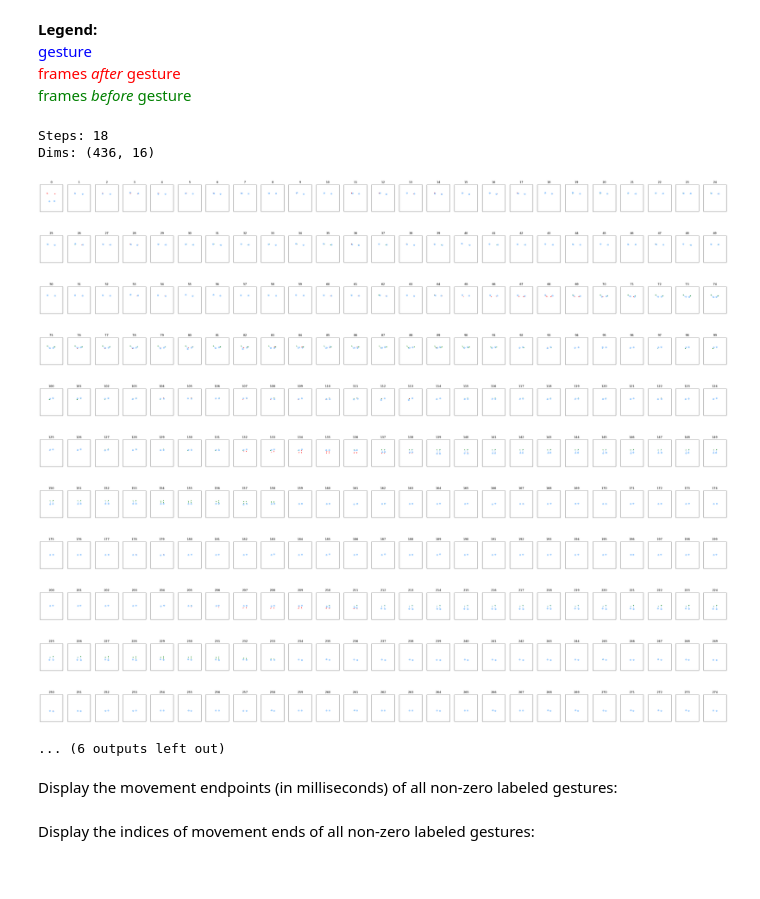
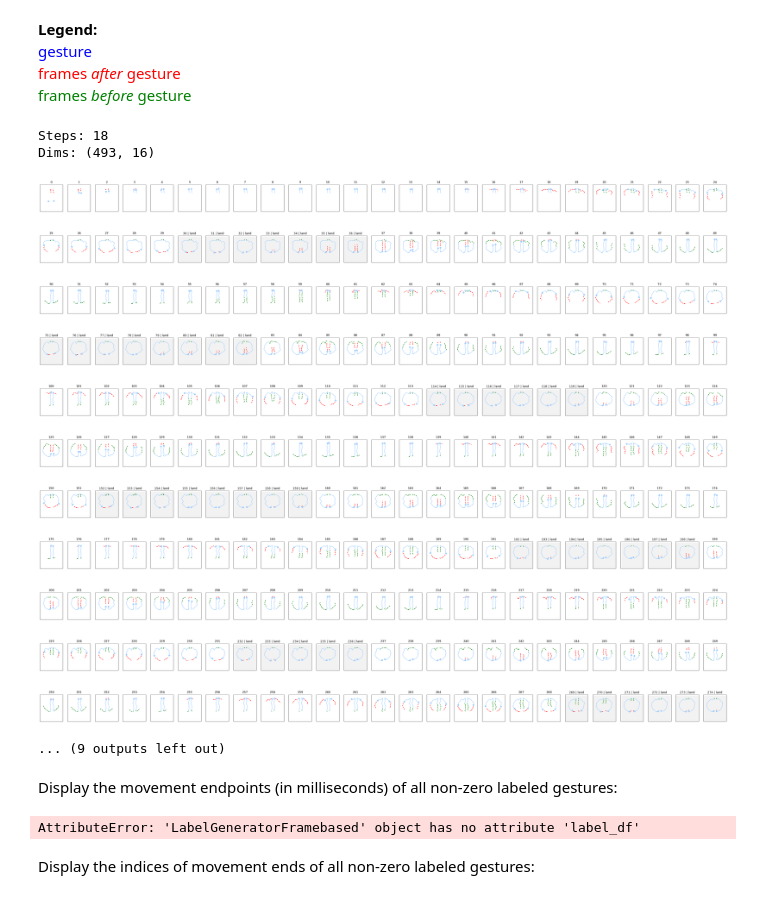
Before and after one commit to chriswegmann/drone_steering, a Jupyter notebook: models/playground/Gesture_Visualization.ipynb, the cells around one changed output. Cells and saved outputs as stored; diff of their text form; code cells hidden in the pictures.

```diff
--- a/models/playground/Gesture_Visualization.ipynb
+++ b/models/playground/Gesture_Visualization.ipynb
@@ -199,27 +199,29 @@ movements = {0: 'not detected',
              5: 'right',
              6: 'land'}
 # %%
-file_id = 27
+file_id = 9
 plot_charts(de, file_id=file_id, tail=5, head=5, plots_per_row=25, body_part_1='leftWrist', body_part_2='rightWrist', is_frame_based = is_frame_based)
 # %% [output]
 Steps: 18
-Dims: (436, 16)
+Dims: (493, 16)
 [figure]
-[figure, old version]
+[figure, new version]
-[figure, old version]
+[figure, new version]
-[figure, old version]
+[figure, new version]
-[figure, old version]
+[figure, new version]
-[figure, old version]
+[figure, new version]
-[figure, old version]
+[figure, new version]
-[figure, old version]
+[figure, new version]
-[figure, old version]
+[figure, new version]
-[figure, old version]
+[figure, new version]
-[figure, old version]
+[figure, new version]
-... (6 outputs left out)
+... (9 outputs left out)
 # %% [markdown]
 Display the movement endpoints (in milliseconds) of all non-zero labeled gestures:
 # %%
 de.LabelGenerators[file_id].label_df.join(de.LabelGenerators[file_id].label_info)
+# %% [output]
+AttributeError: 'LabelGeneratorFramebased' object has no attribute 'label_df'
 # %% [markdown]
 Display the indices of movement ends of all non-zero labeled gestures:
 # %%
```
Also changed, not shown: parts of 2 cells of this notebook, 4 other files.
